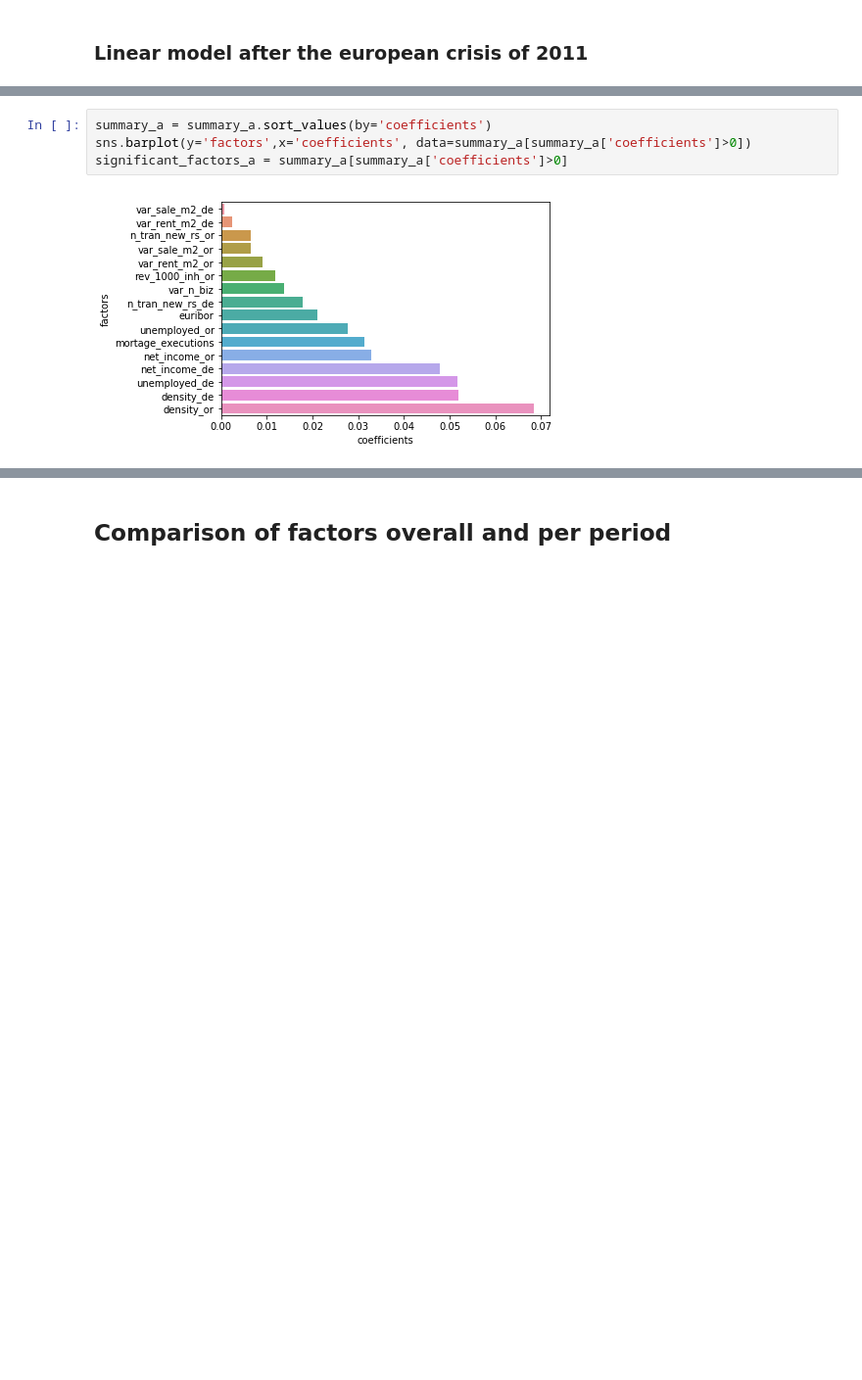
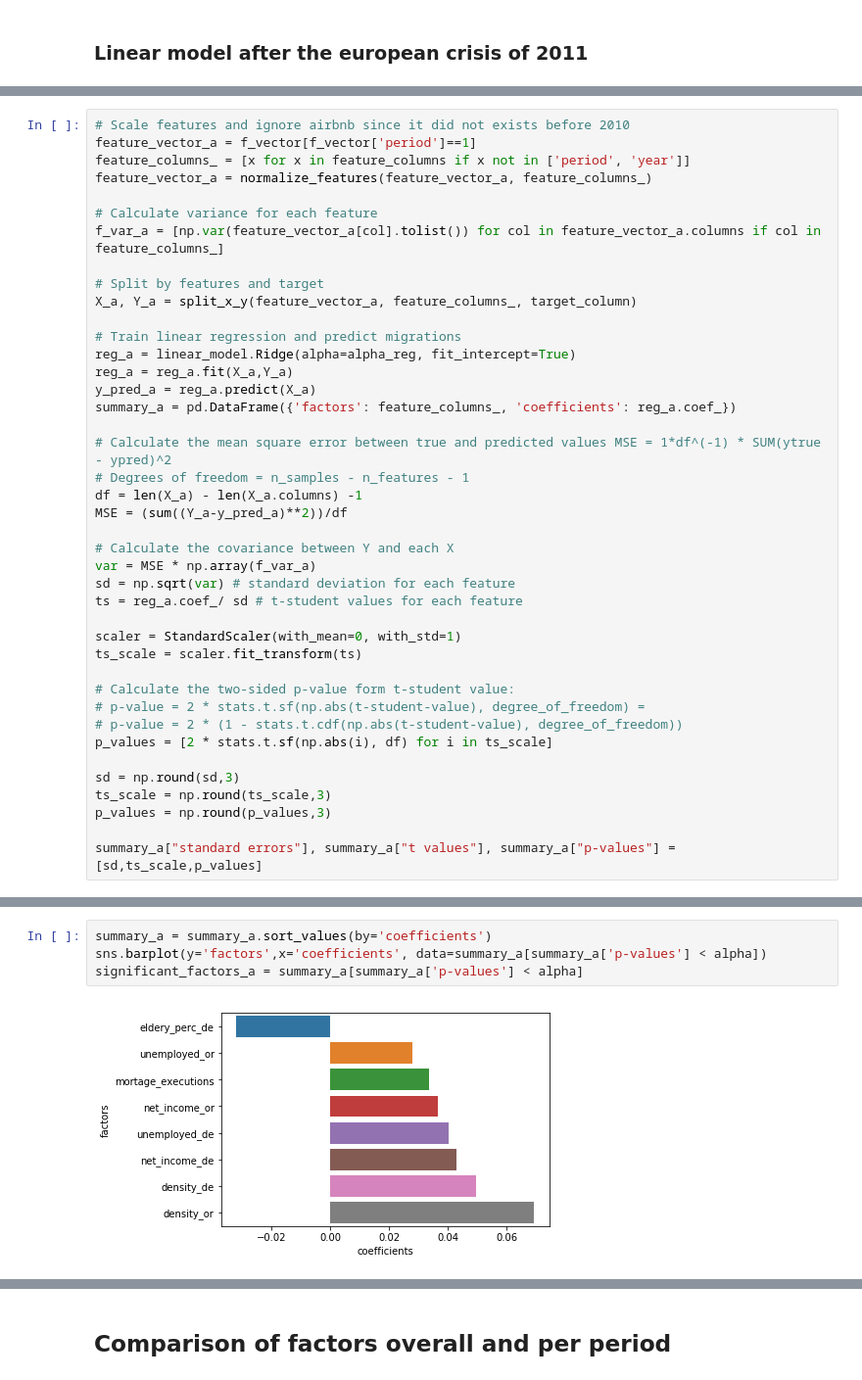
Before and after one commit to diazcelsa/population_dynamics, a Jupyter notebook: model/Prediction of Number of migrations between districts per year Ridge (L2).ipynb, the cells around one changed output, grey strips where cells are left out. Shown at 98% size. Saved outputs shown, nothing was run; the diff lists cells and outputs as text; blank space fills up the shorter version.

```diff
--- a/model/Prediction of Number of migrations between districts per year Ridge (L2).ipynb
+++ b/model/Prediction of Number of migrations between districts per year Ridge (L2).ipynb
@@ -275,0 +387,41 @@ r2 score: 0.0654018022431394
+# %%
+# Scale features and ignore airbnb since it did not exists before 2010
+feature_vector_a = f_vector[f_vector['period']==1]
+feature_columns_ = [x for x in feature_columns if x not in ['period', 'year']]
+feature_vector_a = normalize_features(feature_vector_a, feature_columns_)
+
+# Calculate variance for each feature
+f_var_a = [np.var(feature_vector_a[col].tolist()) for col in feature_vector_a.columns if col in feature_columns_]
+
+# Split by features and target
+X_a, Y_a = split_x_y(feature_vector_a, feature_columns_, target_column)
+
+# Train linear regression and predict migrations
+reg_a = linear_model.Ridge(alpha=alpha_reg, fit_intercept=True)
+reg_a = reg_a.fit(X_a,Y_a)
+y_pred_a = reg_a.predict(X_a)
+summary_a = pd.DataFrame({'factors': feature_columns_, 'coefficients': reg_a.coef_})
+
+# Calculate the mean square error between true and predicted values MSE = 1*df^(-1) * SUM(ytrue - ypred)^2
+# Degrees of freedom = n_samples - n_features - 1
+df = len(X_a) - len(X_a.columns) -1
+MSE = (sum((Y_a-y_pred_a)**2))/df
+
+# Calculate the covariance between Y and each X
+var = MSE * np.array(f_var_a)
+sd = np.sqrt(var) # standard deviation for each feature
+ts = reg_a.coef_/ sd # t-student values for each feature
+
+scaler = StandardScaler(with_mean=0, with_std=1)
+ts_scale = scaler.fit_transform(ts)
+
+# Calculate the two-sided p-value form t-student value:
+# p-value = 2 * stats.t.sf(np.abs(t-student-value), degree_of_freedom) =
+# p-value = 2 * (1 - stats.t.cdf(np.abs(t-student-value), degree_of_freedom))
+p_values = [2 * stats.t.sf(np.abs(i), df) for i in ts_scale]
+
+sd = np.round(sd,3)
+ts_scale = np.round(ts_scale,3)
+p_values = np.round(p_values,3)
+
+summary_a["standard errors"], summary_a["t values"], summary_a["p-values"] = [sd,ts_scale,p_values]
@@ -276,7 +448,7 @@ r2 score: 0.0654018022431394
 # %%
 summary_a = summary_a.sort_values(by='coefficients')
-sns.barplot(y='factors',x='coefficients', data=summary_a[summary_a['coefficients']>0])
-significant_factors_a = summary_a[summary_a['coefficients']>0]
+sns.barplot(y='factors',x='coefficients', data=summary_a[summary_a['p-values'] < alpha])
+significant_factors_a = summary_a[summary_a['p-values'] < alpha]
 # %% [output]
-[figure, old version]
+[figure, new version]
 # %%
```
Also changed, not shown: parts of 43 cells of this notebook, 3 other files.
